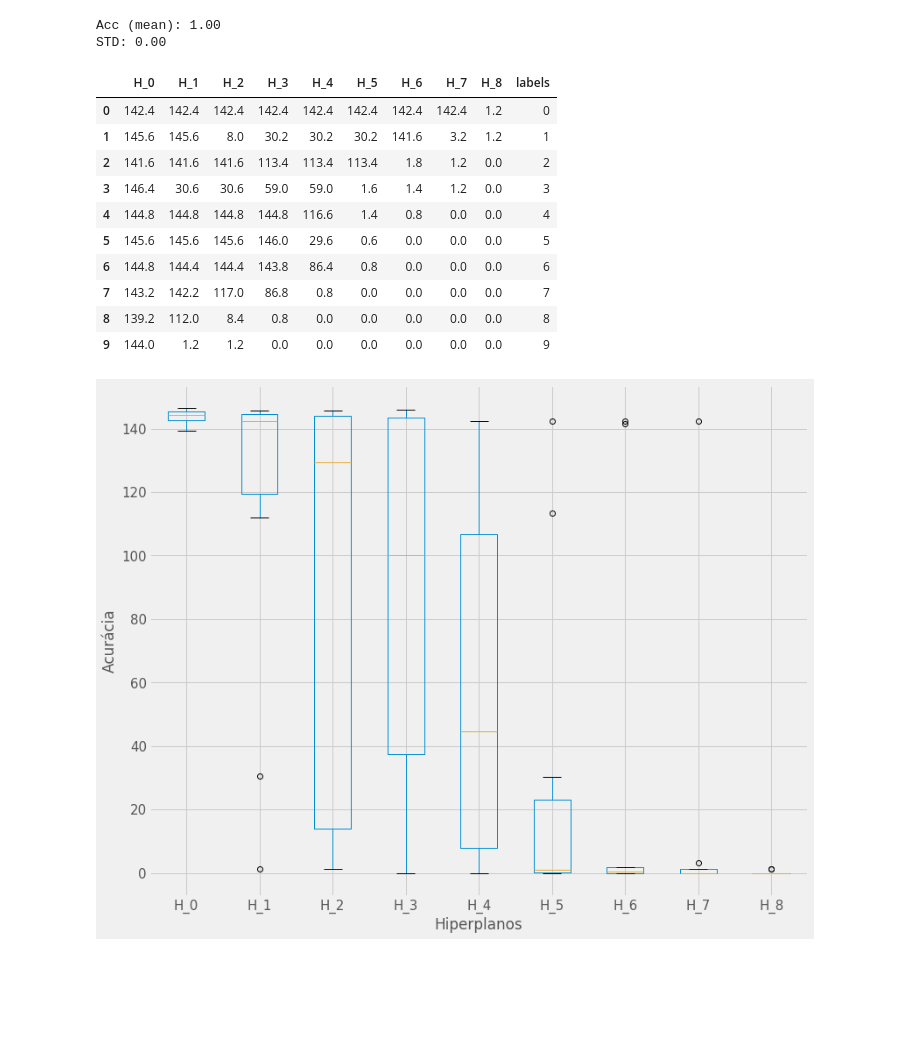
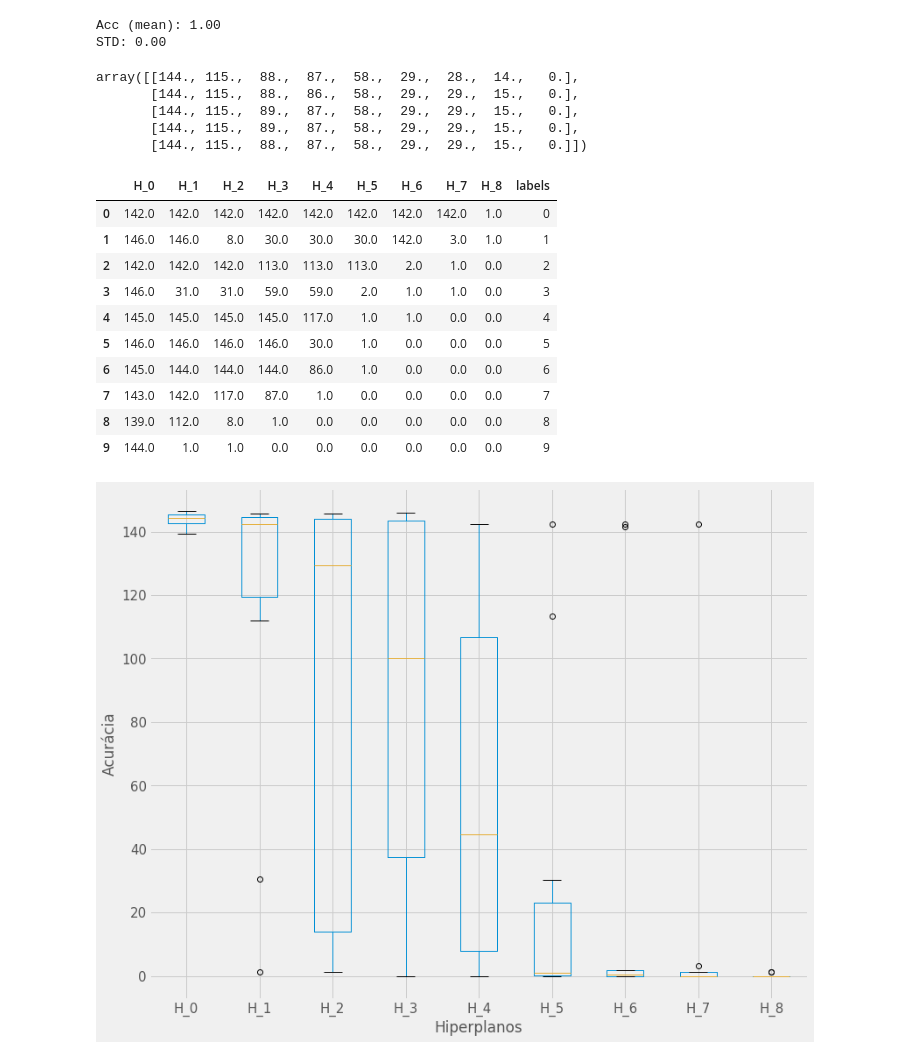
Before and after one commit to luisfredgs/IN1165-mcs-list-01, a Jupyter notebook: Train_SGH.ipynb, the cells around one changed output. Saved outputs shown, nothing was run; the diff lists cells and outputs as text; code cells hidden in the pictures; blank space fills up the shorter version.

```diff
--- a/Train_SGH.ipynb
+++ b/Train_SGH.ipynb
@@ -50,23 +50,31 @@ print("STD: %.2f" % np.std(scores))
 # %% [output]
 Acc (mean): 1.00
 STD: 0.00
+# %%
+np.round(np.mean(pool_classifiers.misclassified_data_frames, axis=1))
+# %% [output]
+array([[144., 115.,  88.,  87.,  58.,  29.,  28.,  14.,   0.],
+       [144., 115.,  88.,  86.,  58.,  29.,  29.,  15.,   0.],
+       [144., 115.,  89.,  87.,  58.,  29.,  29.,  15.,   0.],
+       [144., 115.,  89.,  87.,  58.,  29.,  29.,  15.,   0.],
+       [144., 115.,  88.,  87.,  58.,  29.,  29.,  15.,   0.]])
 # %%
-misclassified = pd.DataFrame(np.mean(pool_classifiers.misclassified_data_frames, axis=0))
+misclassified = pd.DataFrame(np.round(np.mean(pool_classifiers.misclassified_data_frames, axis=0)))
 misclassified['labels'] = misclassified.index
 misclassified.columns = ['H_%s' % it for it in misclassified.columns[:-1]] + [misclassified.columns[-1]]
 misclassified
 # %% [output]
 |  | H_0 | H_1 | H_2 | H_3 | H_4 | H_5 | H_6 | H_7 | H_8 | labels |
-| 0 | 142.4 | 142.4 | 142.4 | 142.4 | 142.4 | 142.4 | 142.4 | 142.4 | 1.2 | 0 |
-| 1 | 145.6 | 145.6 | 8.0 | 30.2 | 30.2 | 30.2 | 141.6 | 3.2 | 1.2 | 1 |
-| 2 | 141.6 | 141.6 | 141.6 | 113.4 | 113.4 | 113.4 | 1.8 | 1.2 | 0.0 | 2 |
-| 3 | 146.4 | 30.6 | 30.6 | 59.0 | 59.0 | 1.6 | 1.4 | 1.2 | 0.0 | 3 |
-| 4 | 144.8 | 144.8 | 144.8 | 144.8 | 116.6 | 1.4 | 0.8 | 0.0 | 0.0 | 4 |
-| 5 | 145.6 | 145.6 | 145.6 | 146.0 | 29.6 | 0.6 | 0.0 | 0.0 | 0.0 | 5 |
-| 6 | 144.8 | 144.4 | 144.4 | 143.8 | 86.4 | 0.8 | 0.0 | 0.0 | 0.0 | 6 |
-| 7 | 143.2 | 142.2 | 117.0 | 86.8 | 0.8 | 0.0 | 0.0 | 0.0 | 0.0 | 7 |
-| 8 | 139.2 | 112.0 | 8.4 | 0.8 | 0.0 | 0.0 | 0.0 | 0.0 | 0.0 | 8 |
-| 9 | 144.0 | 1.2 | 1.2 | 0.0 | 0.0 | 0.0 | 0.0 | 0.0 | 0.0 | 9 |
+| 0 | 142.0 | 142.0 | 142.0 | 142.0 | 142.0 | 142.0 | 142.0 | 142.0 | 1.0 | 0 |
+| 1 | 146.0 | 146.0 | 8.0 | 30.0 | 30.0 | 30.0 | 142.0 | 3.0 | 1.0 | 1 |
+| 2 | 142.0 | 142.0 | 142.0 | 113.0 | 113.0 | 113.0 | 2.0 | 1.0 | 0.0 | 2 |
+| 3 | 146.0 | 31.0 | 31.0 | 59.0 | 59.0 | 2.0 | 1.0 | 1.0 | 0.0 | 3 |
+| 4 | 145.0 | 145.0 | 145.0 | 145.0 | 117.0 | 1.0 | 1.0 | 0.0 | 0.0 | 4 |
+| 5 | 146.0 | 146.0 | 146.0 | 146.0 | 30.0 | 1.0 | 0.0 | 0.0 | 0.0 | 5 |
+| 6 | 145.0 | 144.0 | 144.0 | 144.0 | 86.0 | 1.0 | 0.0 | 0.0 | 0.0 | 6 |
+| 7 | 143.0 | 142.0 | 117.0 | 87.0 | 1.0 | 0.0 | 0.0 | 0.0 | 0.0 | 7 |
+| 8 | 139.0 | 112.0 | 8.0 | 1.0 | 0.0 | 0.0 | 0.0 | 0.0 | 0.0 | 8 |
+| 9 | 144.0 | 1.0 | 1.0 | 0.0 | 0.0 | 0.0 | 0.0 | 0.0 | 0.0 | 9 |
 # %%
 misclassified.to_latex("results/sgh/summary_%s.tex" % ds_name)
 # %%
```
Also changed, not shown: 3 other files.
